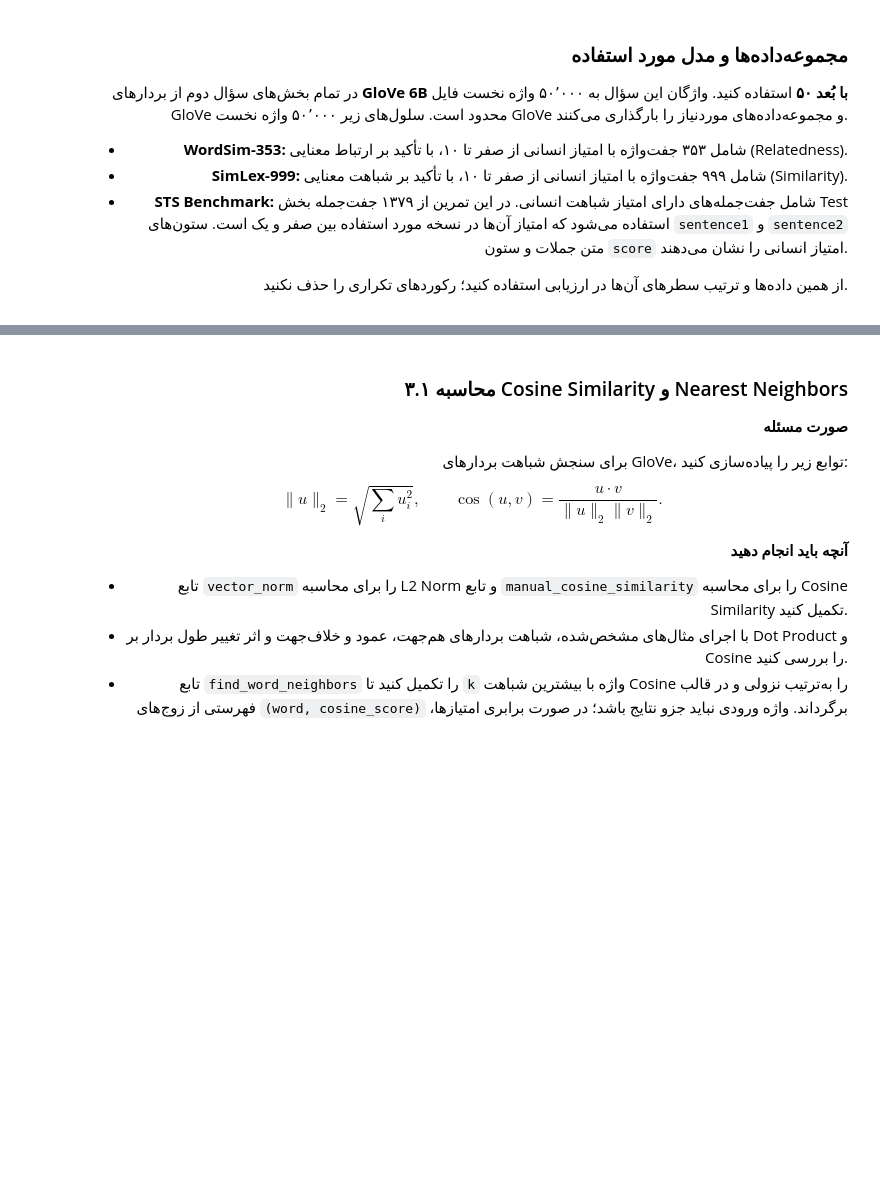
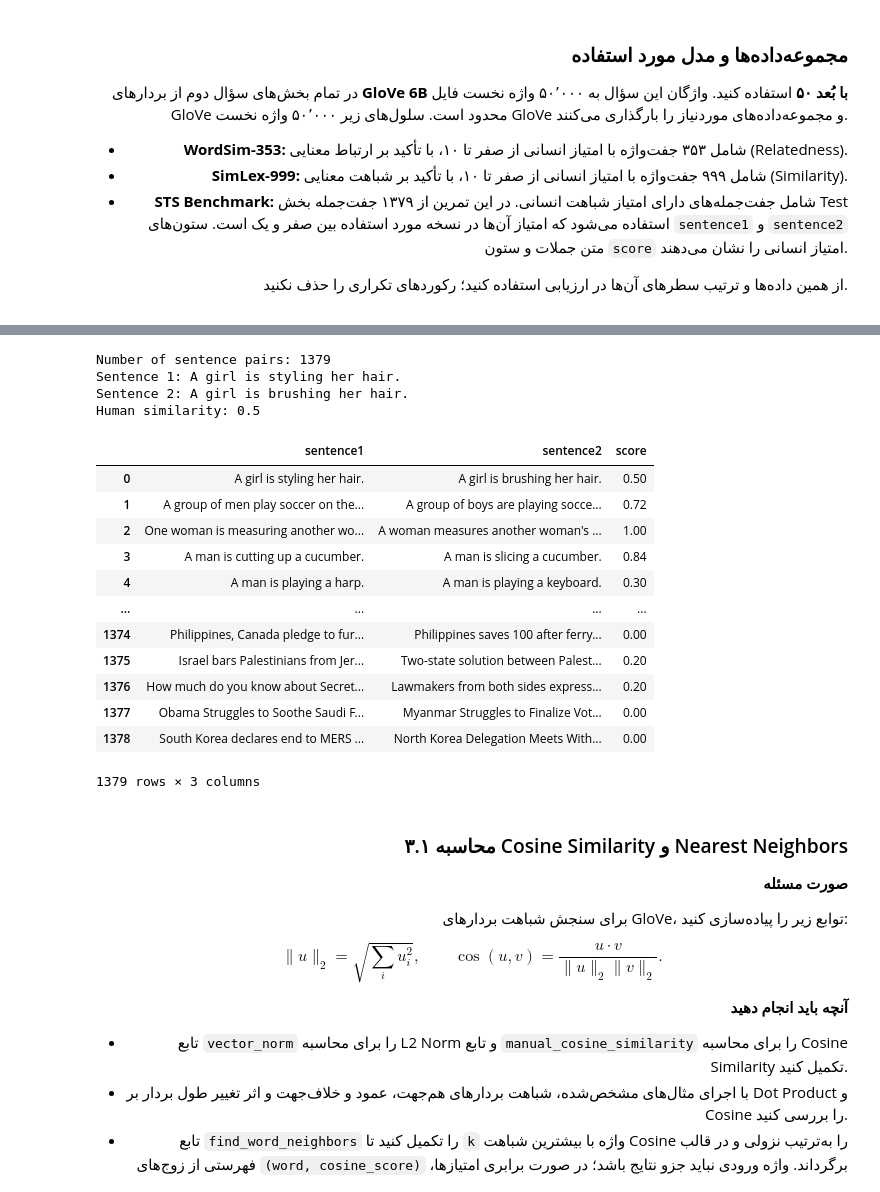
Before and after one commit to ILoveBacteria/nlp-homework, a Jupyter notebook: hw2/NLP_CA2.ipynb, the cells around one changed output, grey strips where cells are left out. Drawn from its saved outputs; the diff is of its cells as text; code cells hidden in the pictures; blank space fills up the shorter version.

```diff
--- a/hw2/NLP_CA2.ipynb
+++ b/hw2/NLP_CA2.ipynb
@@ -1974,11 +2055,39 @@ display(word_preview[["Dataset", "word1", "word2", "human_score"]].reset_index(d
 # %%
-sts_test_pairs = pd.read_csv("datasets/stsb/test.csv")
-assert len(sts_test_pairs) == 1379 and sts_test_pairs["score"].between(0, 1).all()
+import pandas as pd
+
+sts_test_url = "https://raw.githubusercontent.com/ILoveBacteria/nlp-homework/master/hw2/datasets/stsb/test.csv"
+sts_test_pairs = pd.read_csv(sts_test_url)
+
+assert len(sts_test_pairs) == 1379
+assert sts_test_pairs["score"].between(0, 1).all()
+
 print("Number of sentence pairs:", len(sts_test_pairs))
-for preview in sts_test_pairs.head(1).itertuples(index=False):
-    print("Sentence 1:", preview.sentence1)
-    print("Sentence 2:", preview.sentence2)
-    print("Human similarity:", preview.score)
+
+preview = sts_test_pairs.iloc[0]
+print("Sentence 1:", preview["sentence1"])
+print("Sentence 2:", preview["sentence2"])
+print("Human similarity:", preview["score"])
+# %% [output]
+Number of sentence pairs: 1379
+Sentence 1: A girl is styling her hair.
+Sentence 2: A girl is brushing her hair.
+Human similarity: 0.5
+# %%
+sts_test_pairs
+# %% [output]
+|  | sentence1 | sentence2 | score |
+| 0 | A girl is styling her hair. | A girl is brushing her hair. | 0.50 |
+| 1 | A group of men play soccer on the... | A group of boys are playing socce... | 0.72 |
+| 2 | One woman is measuring another wo... | A woman measures another woman's ... | 1.00 |
+| 3 | A man is cutting up a cucumber. | A man is slicing a cucumber. | 0.84 |
+| 4 | A man is playing a harp. | A man is playing a keyboard. | 0.30 |
+| ... | ... | ... | ... |
+| 1374 | Philippines, Canada pledge to fur... | Philippines saves 100 after ferry... | 0.00 |
+| 1375 | Israel bars Palestinians from Jer... | Two-state solution between Palest... | 0.20 |
+| 1376 | How much do you know about Secret... | Lawmakers from both sides express... | 0.20 |
+| 1377 | Obama Struggles to Soothe Saudi F... | Myanmar Struggles to Finalize Vot... | 0.00 |
+| 1378 | South Korea declares end to MERS ... | North Korea Delegation Meets With... | 0.00 |
+1379 rows × 3 columns
 # %% [markdown]
 <div dir="rtl" align="right">
 
```
Also changed, not shown: parts of 13 cells of this notebook.
